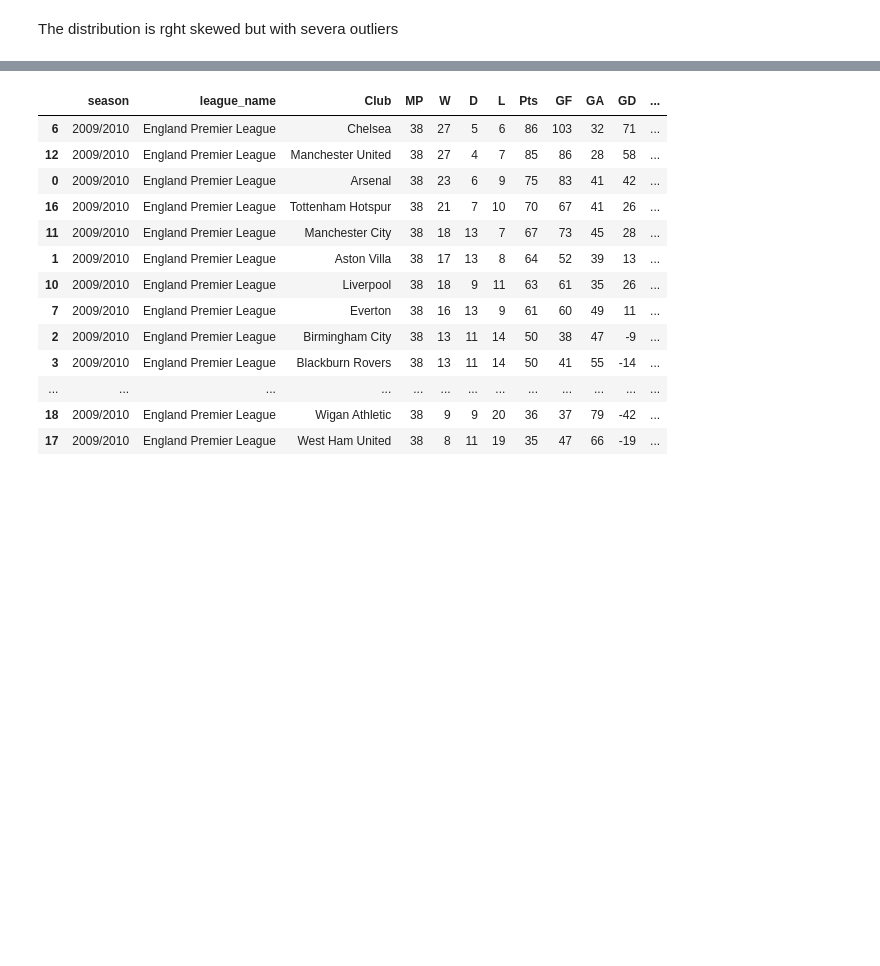
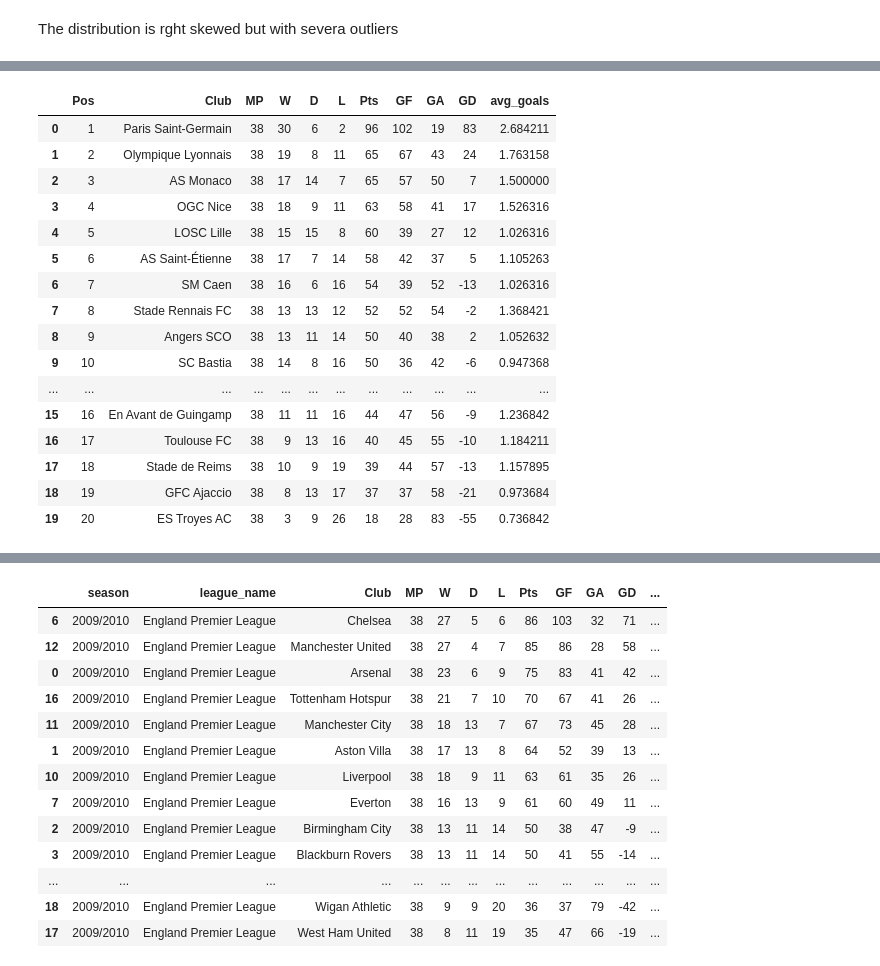
Before and after one commit to Daviedavie100/Investigating_dataset_project, a Jupyter notebook: Investigate_a_Dataset.ipynb, the cells around one changed output, grey strips where cells are left out. Drawn from its saved outputs; the diff is of its cells as text; code cells hidden in the pictures; blank space fills up the shorter version.

```diff
--- a/Investigate_a_Dataset.ipynb
+++ b/Investigate_a_Dataset.ipynb
@@ -1388,0 +1472,21 @@ The distribution is rght skewed but with severa outliers
+# %%
+# France Ligue 1 Table for 2015/2016 season
+league_table(league="France Ligue 1")
+# %% [output]
+|  | Pos | Club | MP | W | D | L | Pts | GF | GA | GD | avg_goals |
+| 0 | 1 | Paris Saint-Germain | 38 | 30 | 6 | 2 | 96 | 102 | 19 | 83 | 2.684211 |
+| 1 | 2 | Olympique Lyonnais | 38 | 19 | 8 | 11 | 65 | 67 | 43 | 24 | 1.763158 |
+| 2 | 3 | AS Monaco | 38 | 17 | 14 | 7 | 65 | 57 | 50 | 7 | 1.500000 |
+| 3 | 4 | OGC Nice | 38 | 18 | 9 | 11 | 63 | 58 | 41 | 17 | 1.526316 |
+| 4 | 5 | LOSC Lille | 38 | 15 | 15 | 8 | 60 | 39 | 27 | 12 | 1.026316 |
+| 5 | 6 | AS Saint-Étienne | 38 | 17 | 7 | 14 | 58 | 42 | 37 | 5 | 1.105263 |
+| 6 | 7 | SM Caen | 38 | 16 | 6 | 16 | 54 | 39 | 52 | -13 | 1.026316 |
+| 7 | 8 | Stade Rennais FC | 38 | 13 | 13 | 12 | 52 | 52 | 54 | -2 | 1.368421 |
+| 8 | 9 | Angers SCO | 38 | 13 | 11 | 14 | 50 | 40 | 38 | 2 | 1.052632 |
+| 9 | 10 | SC Bastia | 38 | 14 | 8 | 16 | 50 | 36 | 42 | -6 | 0.947368 |
+| ... | ... | ... | ... | ... | ... | ... | ... | ... | ... | ... | ... |
+| 15 | 16 | En Avant de Guingamp | 38 | 11 | 11 | 16 | 44 | 47 | 56 | -9 | 1.236842 |
+| 16 | 17 | Toulouse FC | 38 | 9 | 13 | 16 | 40 | 45 | 55 | -10 | 1.184211 |
+| 17 | 18 | Stade de Reims | 38 | 10 | 9 | 19 | 39 | 44 | 57 | -13 | 1.157895 |
+| 18 | 19 | GFC Ajaccio | 38 | 8 | 13 | 17 | 37 | 37 | 58 | -21 | 0.973684 |
+| 19 | 20 | ES Troyes AC | 38 | 3 | 9 | 26 | 18 | 28 | 83 | -55 | 0.736842 |
```
Also changed, not shown: parts of 25 cells of this notebook.
